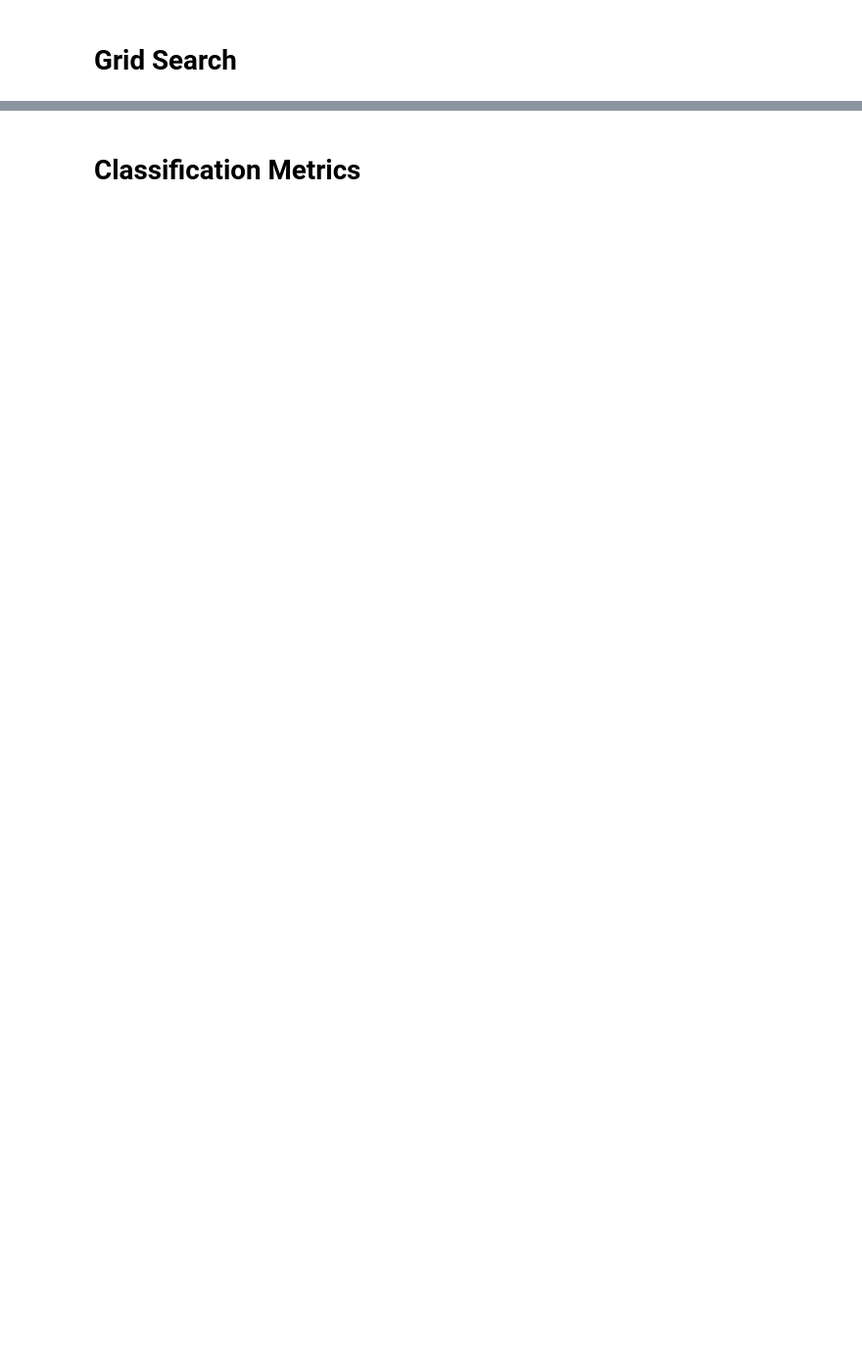
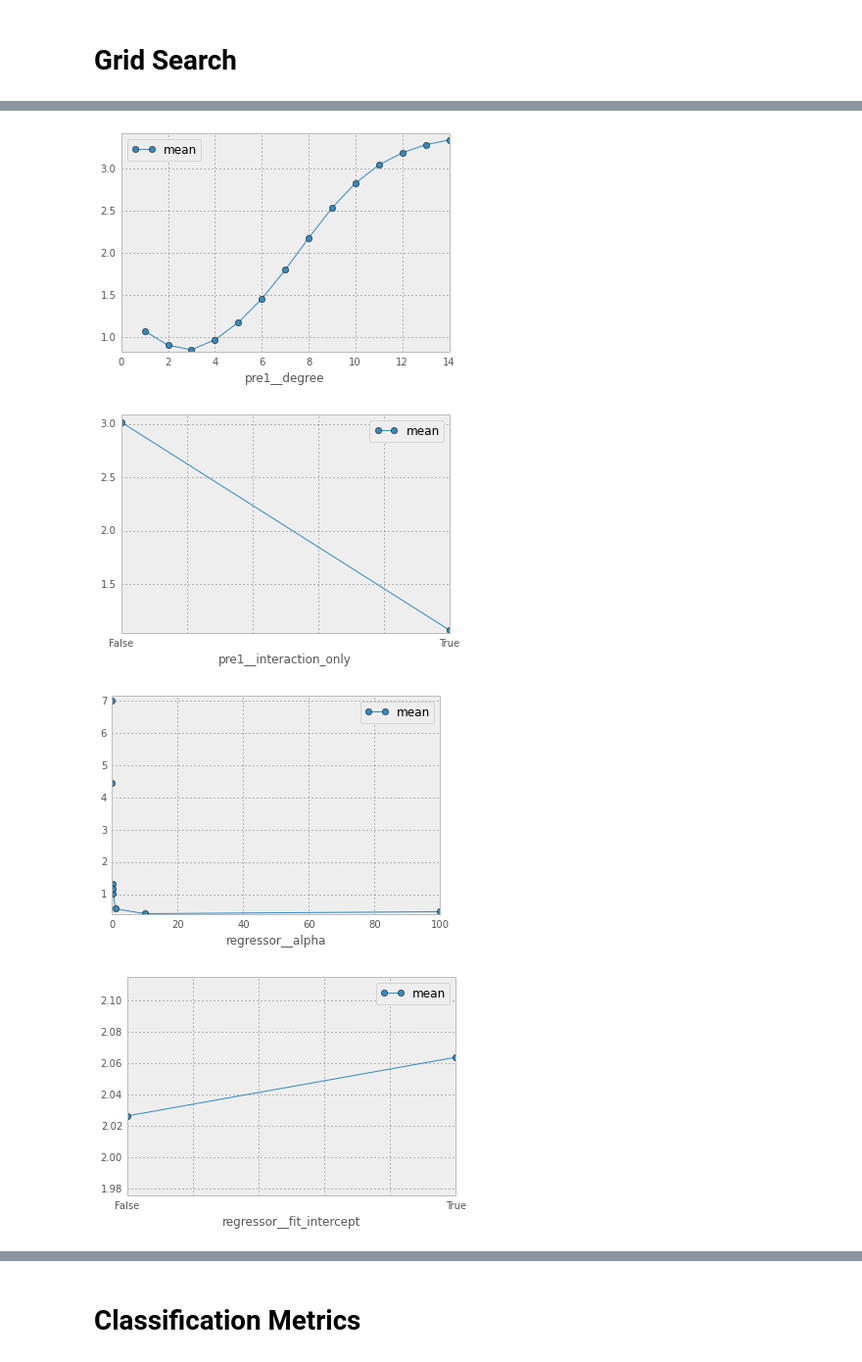
Before and after one commit to aboSamoor/data_science_course, a Jupyter notebook: ML.ipynb, the cells around one changed output, grey strips where cells are left out. Shown: that part at 98% size. Cells and saved outputs as stored; diff of their text form; code cells hidden in the pictures; blank space fills up the shorter version.

```diff
--- a/ML.ipynb
+++ b/ML.ipynb
@@ -539,0 +621,3 @@ _ = plt.legend(loc='best')
+# %%
+model = GridSearchCV(pipeline, parameters, scoring=scorer, n_jobs=8, cv=3, verbose=1)
+model = model.fit(X4[:, np.newaxis], y4)
@@ -539,0 +679,29 @@ _ = plt.legend(loc='best')
+# %%
+def gs2df(model):
+  """ Convert grid search data to a dataframe."""
+  records = []
+  for l in  model.grid_scores_:
+    d = dict(l.parameters)
+    d["mean"] = l.mean_validation_score
+    d["scores"] = l.cv_validation_scores
+    records.append(d)
+  return DataFrame.from_records(records)
+# %%
+def plot_gsdf(df):
+  """Plot the average performance of each hyperparameter."""
+  for col in df.columns:
+    if col == 'scores' or col == 'mean': continue
+    temp = df.groupby(by=[col])[["mean"]].mean()
+    kind = 'bar' if isinstance(temp.index.values[0], str) else 'line'
+    y_lim = temp.values.min() *0.975, temp.values.max() * 1.025
+    temp.plot(kind=kind, ylim=y_lim, marker='o')
+# %%
+# scores of a grid search
+df = gs2df(model)
+
+# This is counter-intuitive and should not happen for classification
+# For more details why the scores are negative, look at
+# https://github.com/scikit-learn/scikit-learn/issues/2439
+df['mean'] *= -1
+
+df.head()
@@ -539,0 +716,7 @@ _ = plt.legend(loc='best')
+# %%
+plot_gsdf(df)
+# %% [output]
+[figure, added]
+[figure, added]
+[figure, added]
+[figure, added]
```
Also changed, not shown: parts of 74 cells of this notebook.
